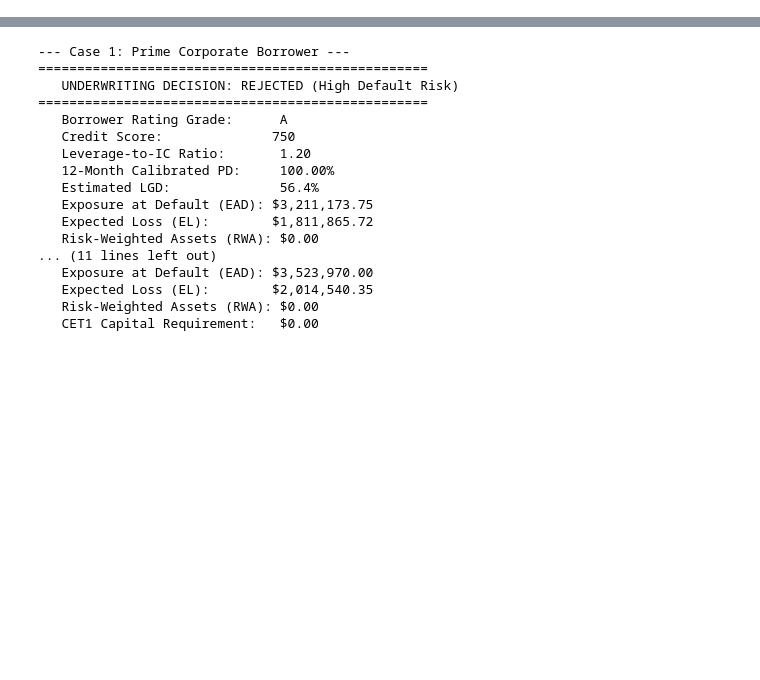
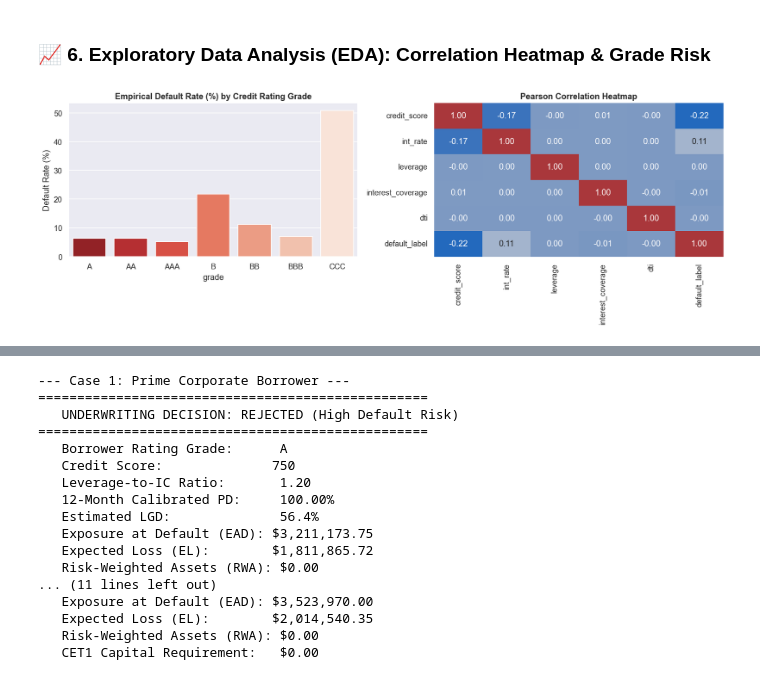
Before and after one commit to Bibek4797/Corporate-Credit-Risk-Engine-Estimating-Probability-of-Default-via-Explainable-ML, a Jupyter notebook: CreditRiskEngine.ipynb, the cells around one changed output, grey strips where cells are left out. Cells and saved outputs as stored; diff of their text form; code cells hidden in the pictures; blank space fills up the shorter version.

```diff
--- a/CreditRiskEngine.ipynb
+++ b/CreditRiskEngine.ipynb
@@ -765,0 +185,19 @@ Programmatically scores new credit applications and calculates $PD$, $LGD$, $EAD
+# %% [markdown]
+### 📈 6. Exploratory Data Analysis (EDA): Correlation Heatmap & Grade Risk
+# %%
+fig, axes = plt.subplots(1, 2, figsize=(14, 5))
+
+if "grade" in df_clean.columns:
+    grade_rate = df_clean.groupby("grade")["default_label"].mean() * 100
+    sns.barplot(x=grade_rate.index, y=grade_rate.values, ax=axes[0], palette="Reds_r")
+    axes[0].set_title("Empirical Default Rate (%) by Credit Rating Grade", fontsize=12, fontweight="bold")
+    axes[0].set_ylabel("Default Rate (%)")
+
+eda_num_cols = [c for c in ["credit_score", "int_rate", "leverage", "interest_coverage", "dti", "default_label"] if c in df_clean.columns]
+sns.heatmap(df_clean[eda_num_cols].corr(), annot=True, fmt=".2f", cmap="vlag", ax=axes[1], cbar=False)
+axes[1].set_title("Pearson Correlation Heatmap", fontsize=12, fontweight="bold")
+
+plt.tight_layout()
+plt.show()
+# %% [output]
+[figure, added]
```
Also changed, not shown: parts of 65 cells of this notebook.
